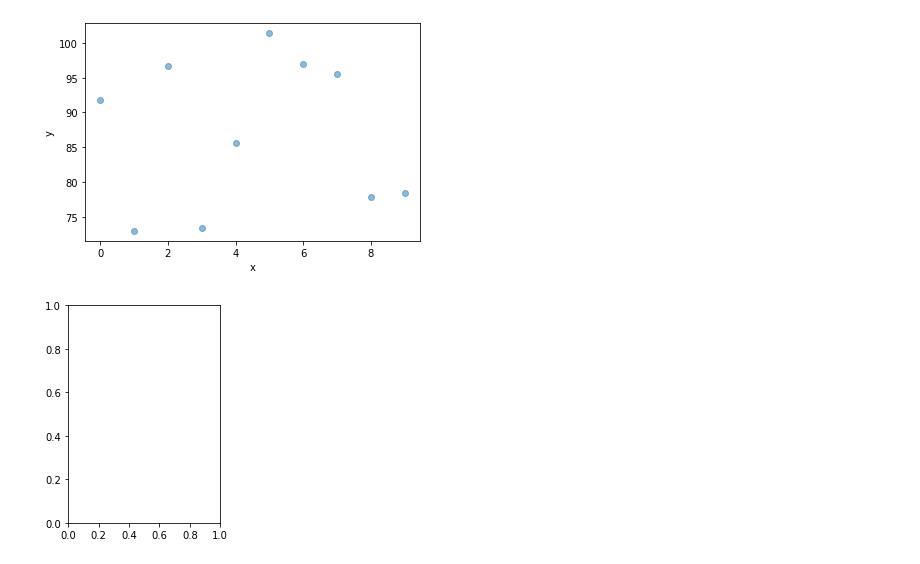
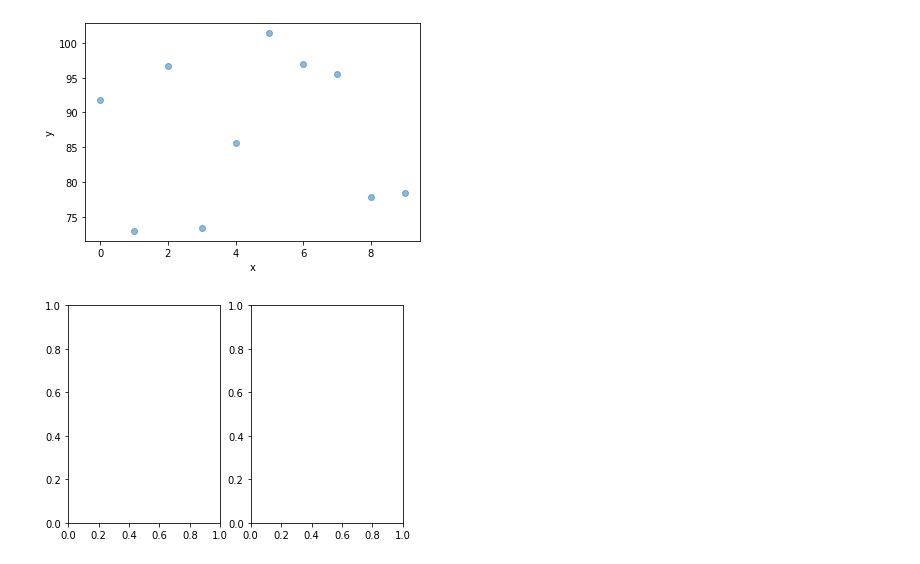
Before and after one commit to FedeleDelvecchio/MLPNS, a Jupyter notebook: pyBootParma_180321.ipynb, the cells around one changed output. Cells and saved outputs as stored; diff of their text form; code cells hidden in the pictures.

```diff
--- a/pyBootParma_180321.ipynb
+++ b/pyBootParma_180321.ipynb
@@ -718,8 +719,8 @@ Text(0, 0.5, 'y')
 # %%
 fig = plt.figure()
 ax1 = fig.add_subplot(121)
-ax2 = fig.add_subplot(121)
+ax2 = fig.add_subplot(122)
 # %% [output]
-[figure, old version]
+[figure, new version]
 # %%
 import sys
```
Also changed, not shown: parts of 11 cells of this notebook.
